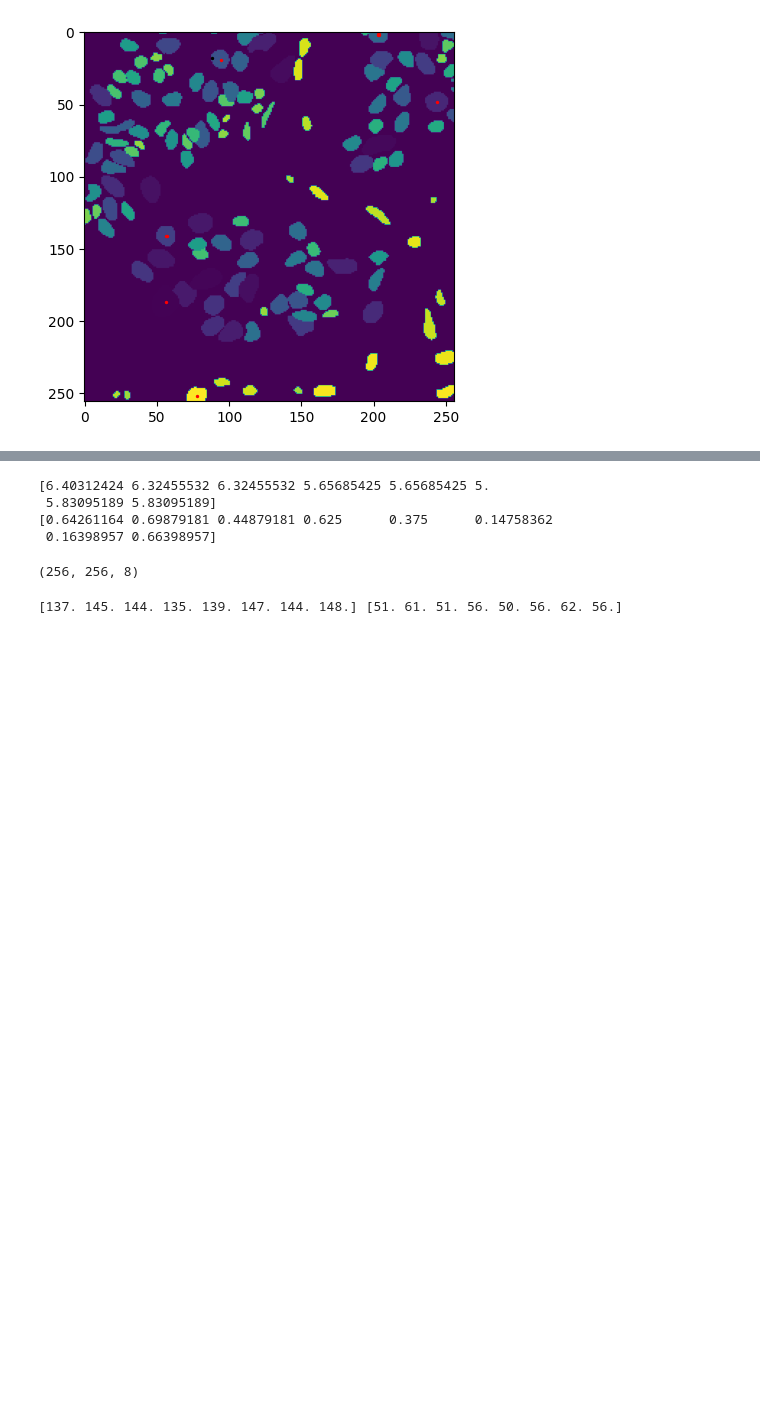
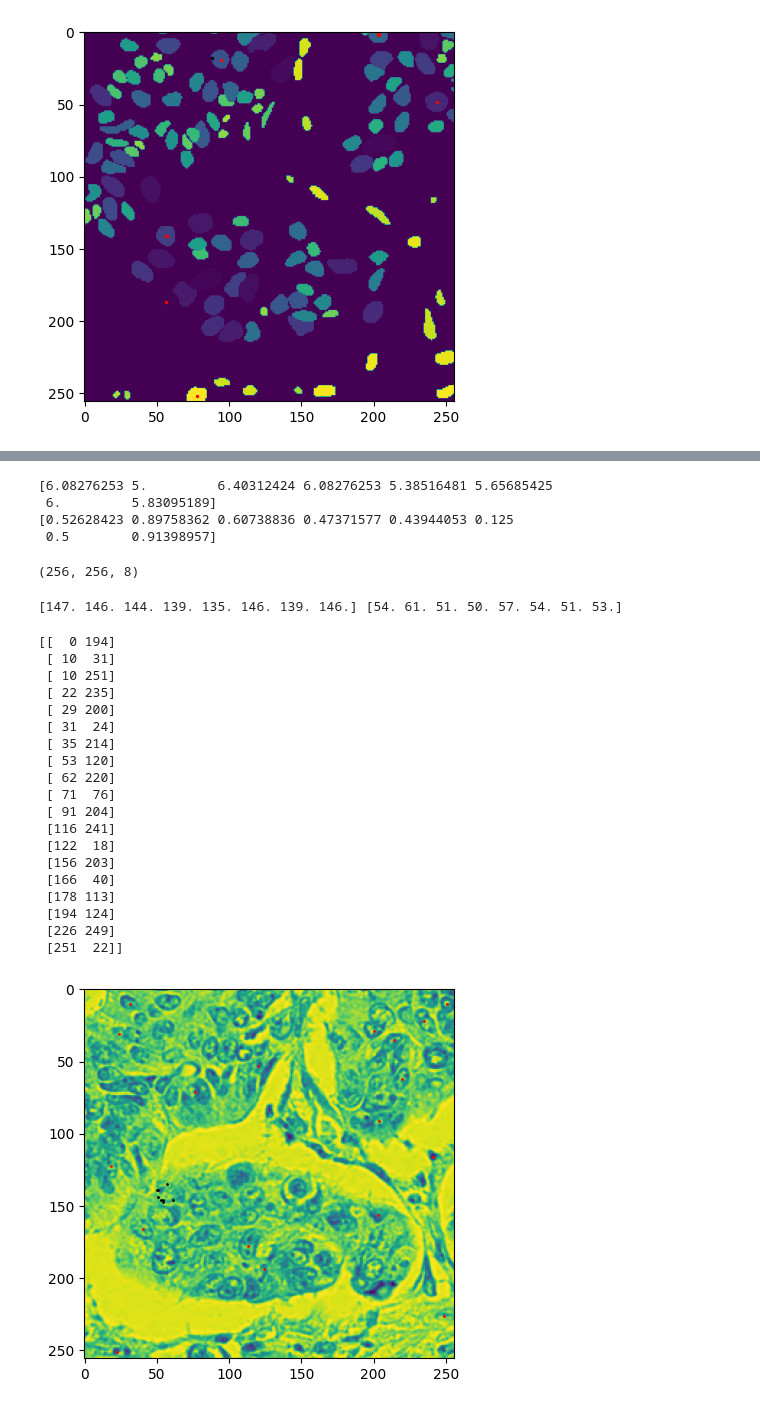
Before and after one commit to NischalSuresh/StarDist-Lizard, a Jupyter notebook: new-star_dist.ipynb, the cells around one changed output, grey strips where cells are left out. Cells and saved outputs as stored; diff of their text form; code cells hidden in the pictures; blank space fills up the shorter version.

```diff
--- a/new-star_dist.ipynb
+++ b/new-star_dist.ipynb
@@ -45,7 +45,10 @@ def calculate_starGT(instance_segmentation_map, n_rays = 8):
                         )
                         min_distance = np.min(distances_to_background)
                         # normalize to [0, 1]
-                        object_probabilities[i, j] = min_distance / distances_to_background.max()
+                        try:
+                            object_probabilities[i, j] = min_distance / distances_to_background.max()
+                        except:
+                            object_probabilities[i, j] = 0
                         # calculate the distance from instace pixel to each ray point using np.linalg.norm
                         star_distances[i,j] = np.linalg.norm(ray_points - np.array([i, j]), axis=1)
                         # calc the angles with respect to the x-axis
@@ -55,7 +58,10 @@ def calculate_starGT(instance_segmentation_map, n_rays = 8):
         return object_probabilities, star_distances, angles
 # %%
 labels_path = "/Users/ngandige/Documents/stardist/StarDist-Lizard/data/labels.npy"
+images_path = "/Users/ngandige/Documents/stardist/StarDist-Lizard/data/images.npy"
+
 instance_map = np.load(labels_path)[1,:,:,0]
+image = np.load(images_path)[1,:,:,0]
 # %%
 instance_map.shape
 # %% [output]
@@ -93,10 +86,10 @@ array([[  1, 203],
 print(star_distances[19,94])
 print(angles[19,94])
 # %% [output]
-[6.40312424 6.32455532 6.32455532 5.65685425 5.65685425 5.
- 5.83095189 5.83095189]
-[0.64261164 0.69879181 0.44879181 0.625      0.375      0.14758362
- 0.16398957 0.66398957]
+[6.08276253 5.         6.40312424 6.08276253 5.38516481 5.65685425
+ 6.         5.83095189]
+[0.52628423 0.89758362 0.60738836 0.47371577 0.43944053 0.125
+ 0.5        0.91398957]
 # %%
 angles.shape
 # %% [output]
@@ -118,4 +111,55 @@ angle_rad = angles[start_point[0], start_point[1]] * 2 * np.pi
 x , y = calculate_endpoint(start_point, length, angle_rad)
 print(x,y)
 # %% [output]
-[137. 145. 144. 135. 139. 147. 144. 148.] [51. 61. 51. 56. 50. 56. 62. 56.]
+[147. 146. 144. 139. 135. 146. 139. 146.] [54. 61. 51. 50. 57. 54. 51. 53.]
+# %%
+# calculate 99.5 percentile object_probabilities
+percentile_99_5 = np.percentile(object_probabilities, 99.5)
+# select points whcih are atleast 5 pixels away from each other
+def filter_points(points, x):
+    filtered_points = []
+
+    for i, point1 in enumerate(points):
+        is_valid = True
+
+        for j, point2 in enumerate(points):
+            if i != j:  # Avoid comparing the point to itself
+                distance = np.linalg.norm(np.array(point1) - np.array(point2))
+                if distance < x:
+                    is_valid = False
+                    break  # No need to check other points
+
+        if is_valid:
+            filtered_points.append(point1)
+
+    return np.array(filtered_points)
+
+# select points where object_probabilities > percentile_99.5
+mid_points = np.argwhere(object_probabilities > percentile_99_5)
+# filter points
+filtered_points = filter_points(mid_points, 5)
+plt.imshow(image)
+plt.scatter(filtered_points[:,1], filtered_points[:,0], s=1, c='r')
+plt.scatter(y,x,s=1, c='black')
+plt.show()
+# %% [output]
+[[  0 194]
+ [ 10  31]
+ [ 10 251]
+ [ 22 235]
+ [ 29 200]
+ [ 31  24]
+ [ 35 214]
+ [ 53 120]
+ [ 62 220]
+ [ 71  76]
+ [ 91 204]
+ [116 241]
+ [122  18]
+ [156 203]
+ [166  40]
+ [178 113]
+ [194 124]
+ [226 249]
+ [251  22]]
+[figure, added]
```
Also changed, not shown: parts of 16 cells of this notebook, 3 other files.
